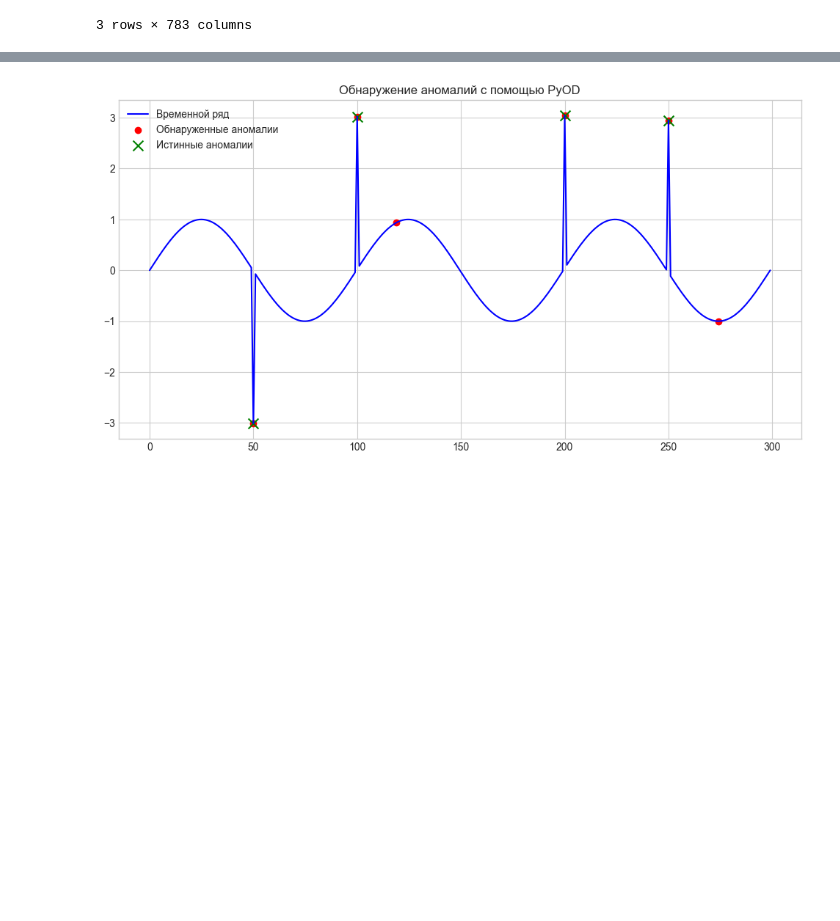
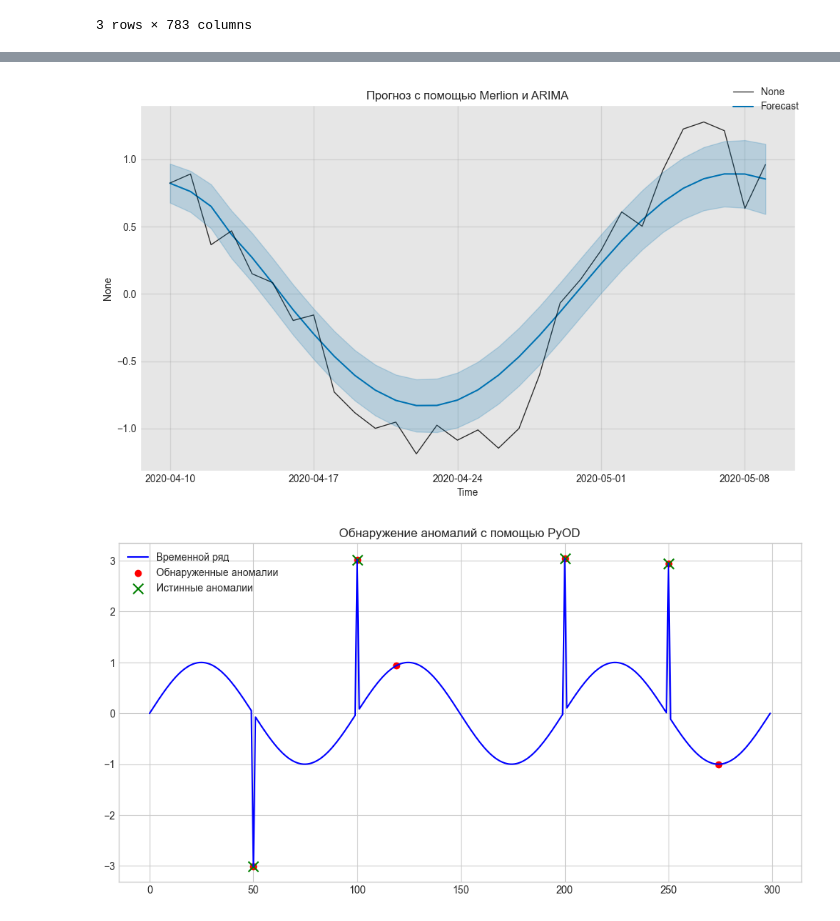
Before and after one commit to kgalanov/DDDA, a Jupyter notebook: lecture_1.ipynb, the cells around one changed output, grey strips where cells are left out. Cells and saved outputs as stored; diff of their text form; code cells hidden in the pictures; blank space fills up the shorter version.

```diff
--- a/lecture_1.ipynb
+++ b/lecture_1.ipynb
@@ -220,30 +220,33 @@ plt.show()
 # %%
-# from merlion.models.forecast.arima import Arima
-# from merlion.transform.resample import TemporalResample
-# from merlion.utils import TimeSeries
-#
-# # Создаем временной ряд
-# times = pd.date_range(start='2020-01-01', periods=100, freq='D')
-# values = np.sin(np.arange(100) * 2 * np.pi / 30) + np.random.normal(0, 0.2, 100)
-# ts = TimeSeries.from_pd(pd.Series(values, index=times))
-#
-# # Определяем предобработку и модель
-# transform = TemporalResample(granularity="1d")
-# model = Arima(max_forecast_steps=30, transform=transform)
-#
-# # Обучаем модель
-# model.train(ts)
-#
-# # Прогнозируем
-# forecast = model.forecast(ts, horizon=30)
-#
-# # Визуализация
-# fig, ax = plt.subplots(figsize=(12, 6))
-# ts.plot(ax=ax, label='Исходные данные')
-# forecast.plot(ax=ax, label='Прогноз')
-# ax.legend()
-# plt.title('Прогноз с помощью Merlion и ARIMA')
-# plt.show()
+from merlion.models.forecast.arima import Arima, ArimaConfig
+from merlion.transform.resample import TemporalResample
+from merlion.utils import TimeSeries
+
+# Создаем временной ряд
+times = pd.date_range(start='2020-01-01', periods=100, freq='D')
+times_pred = pd.date_range(start='2020-01-01', periods=130, freq='D')[-30:]
+
+values = np.sin(np.arange(130) * 2 * np.pi / 30) + np.random.normal(0, 0.2, 130)
+ts = TimeSeries.from_pd(pd.Series(values[:100], index=times))
+ts_pred = TimeSeries.from_pd(pd.Series(values[-30:], index=times_pred))
+
+# Определяем предобработку и модель
+transform = TemporalResample(granularity="1d")
+cfg = ArimaConfig(max_forecast_steps=30, transform=transform)
+model = Arima(cfg)
+
+# Обучаем модель
+model.train(train_data=ts)
+
+# Прогнозируем
+forecast = model.forecast(time_stamps=ts_pred.time_stamps)
+
+# Визуализация
+fig, ax = model.plot_forecast(time_series=ts_pred, plot_forecast_uncertainty=True)
+plt.title('Прогноз с помощью Merlion и ARIMA')
+plt.show()
+# %% [output]
+[figure, added]
 # %%
 from pyod.models.iforest import IForest
 
```
Also changed, not shown: parts of 8 cells of this notebook, 1 other file.
